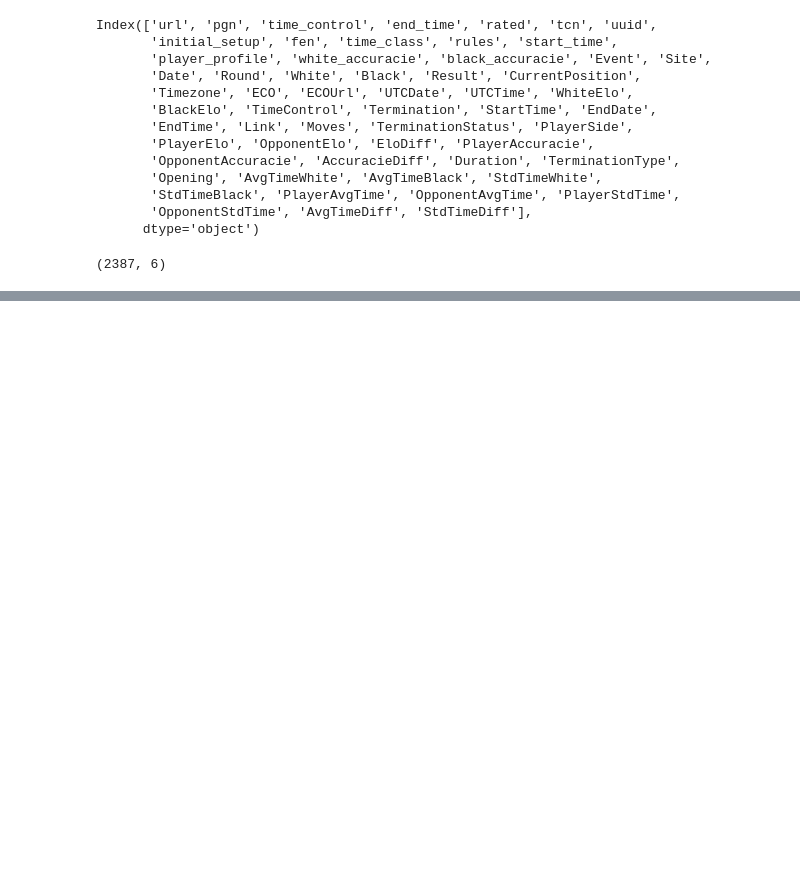
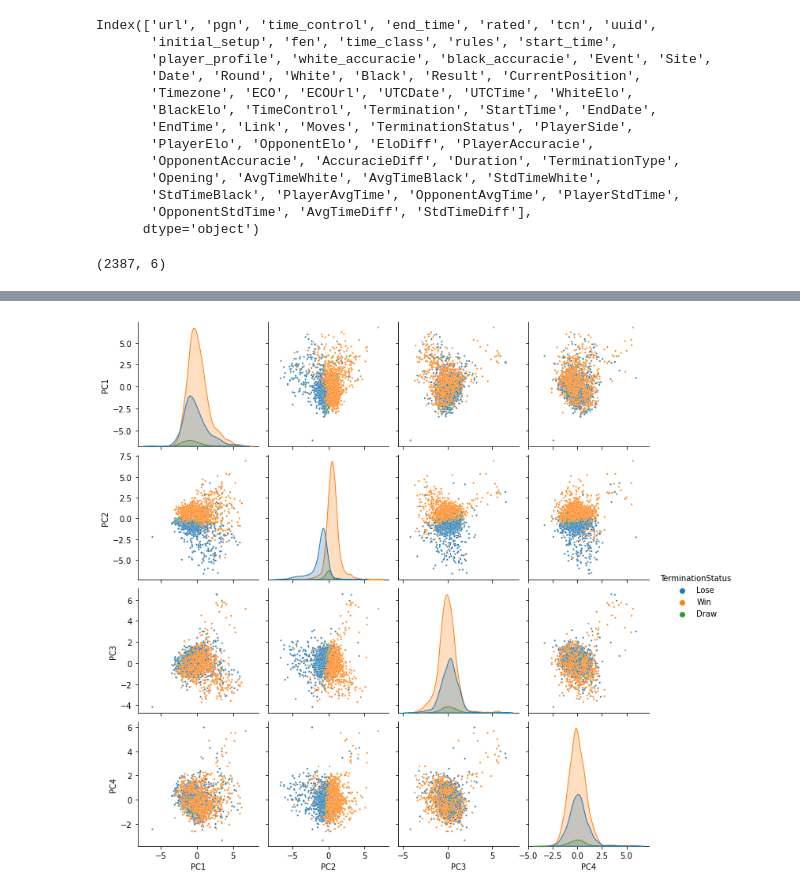
Before and after one commit to aldbs/Chesslyzer, a Jupyter notebook: PCA.ipynb, the cells around one changed output, grey strips where cells are left out. Drawn from its saved outputs; the diff is of its cells as text; code cells hidden in the pictures; blank space fills up the shorter version.

```diff
--- a/PCA.ipynb
+++ b/PCA.ipynb
@@ -121,0 +139,6 @@ Text(0.5, 1.0, 'Projection of data points in new space defined by PC1 and PC2')
+# %%
+pc_df = pd.concat([pd.DataFrame(x_pca, columns=pc_index), target], axis=1)
+sns.pairplot(pc_df, hue='TerminationStatus', plot_kws={"s": 5})
+plt.show()
+# %% [output]
+[figure, added]
```
Also changed, not shown: parts of 12 cells of this notebook, 1 other file.
